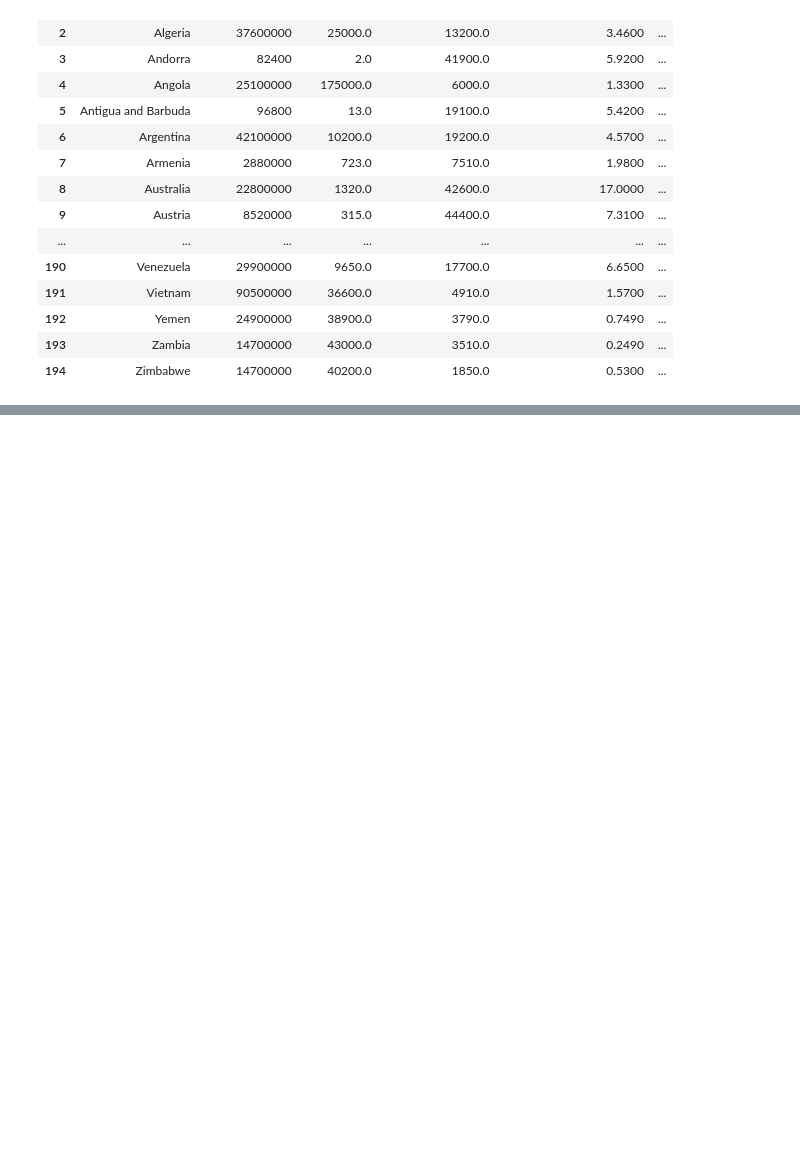
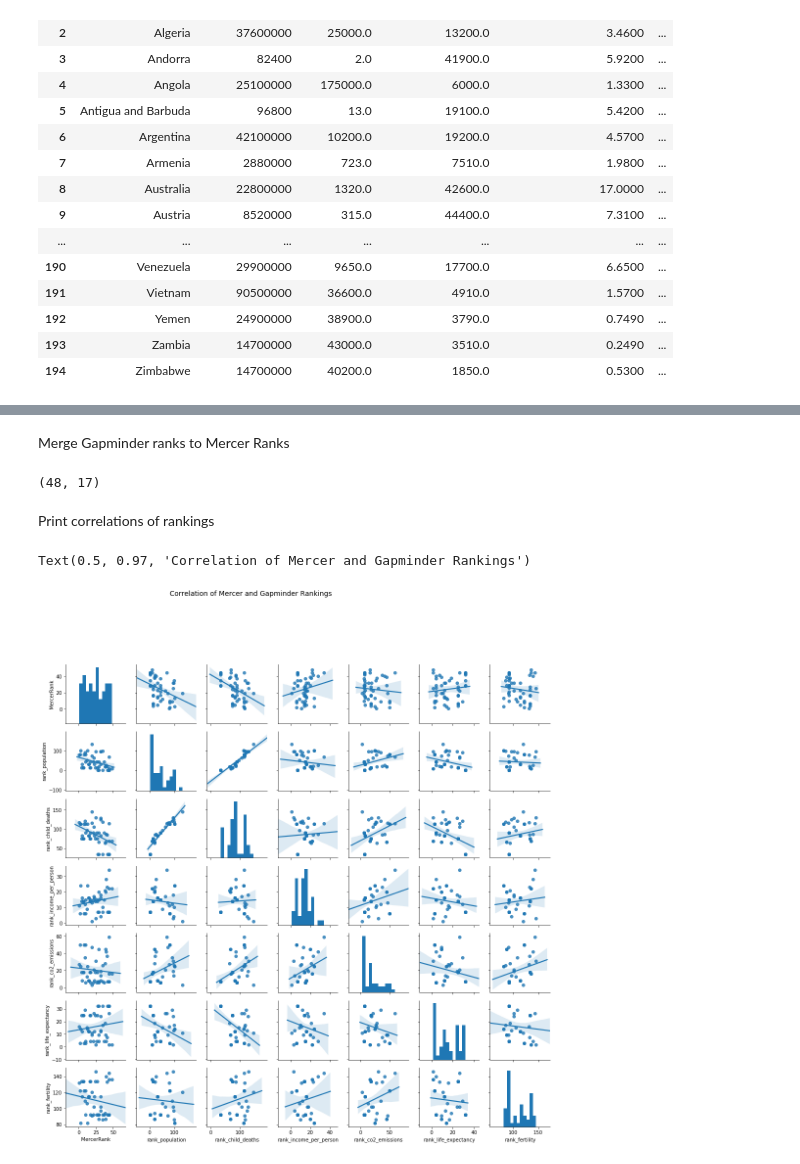
Before and after one commit to helmuthb/data-oriented-programming, a Jupyter notebook: Gapminder.ipynb, the cells around one changed output, grey strips where cells are left out. Drawn from its saved outputs; the diff is of its cells as text; code cells hidden in the pictures; blank space fills up the shorter version.

```diff
--- a/Gapminder.ipynb
+++ b/Gapminder.ipynb
@@ -165,0 +192,7 @@ dfGapminder = dfmerged.dropna().shape
+# %%
+dfMercer = pd.read_csv('data/Mercer.csv')
+dfMercer.columns = ['City','Country','MercerIndex','Year','MercerRank']
+dfMercer2012 = dfMercer.loc[dfMercer['Year']== 2012,:]
+# dfMercer2012.set_index('City',inplace=True)
+dfMercer2012.loc[:, ['Country']] = dfMercer2012['Country'].str.strip()
+# dfMercer2012
@@ -165,0 +201,12 @@ dfGapminder = dfmerged.dropna().shape
+# %%
+dfGapminder.loc[:, 'rank_population'] = dfGapminder['population_total'].rank(ascending=False)
+dfGapminder.loc[:, 'rank_child_deaths'] = dfGapminder['child_deaths'].rank(ascending=False)
+dfGapminder.loc[:, 'rank_income_per_person'] = dfGapminder['income_per_person'].rank(ascending=False)
+dfGapminder.loc[:, 'rank_co2_emissions'] = dfGapminder['co2_emissions_year_[tons]'].rank(ascending=False)
+dfGapminder.loc[:, 'rank_life_expectancy'] = dfGapminder['life_expectancy_[years]'].rank(ascending=False)
+dfGapminder.loc[:, 'rank_fertility'] = dfGapminder['fertility_children_per_woman'].rank(ascending=False)
+dfGapminder.loc[:, 'rank_unemployment_15plus'] = dfGapminder['unemployment_15plus'].rank(ascending=False)
+dfGapminder.loc[:, 'rank_unemployment_15_24'] = dfGapminder['unemployment_15_24'].rank(ascending=False)
+dfGapminder.loc[:, 'rank_unemployment_25_54'] = dfGapminder['unemployment_25_54'].rank(ascending=False)
+dfGapminder.loc[:, 'rank_unemployment_55_64'] = dfGapminder['unemployment_55_64'].rank(ascending=False)
+dfGapminder.loc[:, 'rank_unemployment_65plus'] = dfGapminder['unemployment_65plus'].rank(ascending=False)
@@ -165,0 +223,23 @@ dfGapminder = dfmerged.dropna().shape
+# %% [markdown]
+Merge Gapminder ranks to Mercer Ranks
+# %%
+rank_columns = ['country', 'rank_population', 'rank_child_deaths', 'rank_income_per_person', 'rank_co2_emissions', 'rank_life_expectancy', 'rank_fertility', 'rank_unemployment_15plus', 'rank_unemployment_15_24', 'rank_unemployment_25_54', 'rank_unemployment_55_64', 'rank_unemployment_65plus']
+dfMergedMercer = dfMercer2012.merge(dfGapminder[rank_columns], how='left', left_on='Country', right_on='country')
+print(dfMergedMercer.shape)
+dfMergedMercer.set_index('City',inplace=True)
+# dfMergedRanks
+# %% [output]
+(48, 17)
+# %% [markdown]
+Print correlations of rankings
+# %%
+# fig = plt.figure(figsize=(10,10))
+rank_columns = ['MercerRank', 'rank_population', 'rank_child_deaths', 'rank_income_per_person', 'rank_co2_emissions', 'rank_life_expectancy', 'rank_fertility']
+# rank_columns = ['MercerRank', 'rank_population', 'rank_child_deaths', 'rank_income_per_person', 'rank_co2_emissions', 'rank_life_expectancy', 'rank_fertility', 'rank_unemployment_15plus', 'rank_unemployment_15_24', 'rank_unemployment_25_54', 'rank_unemployment_55_64', 'rank_unemployment_65plus']
+g = sns.pairplot(dfMergedMercer.loc[:,rank_columns],kind="reg")
+g.fig.suptitle("Correlation of Mercer and Gapminder Rankings", y=0.97,fontsize=14)
+g.fig.subplots_adjust(top=0.85,left=0.2,bottom=0.1)
+# g.fig.savefig('visuals/CorrelationOfMercerAndNumbeoRanking2012withoutreranking.png')
+# %% [output]
+Text(0.5, 0.97, 'Correlation of Mercer and Gapminder Rankings')
+[figure, added]
```
Also changed, not shown: parts of 27 cells of this notebook, 1 other file.
